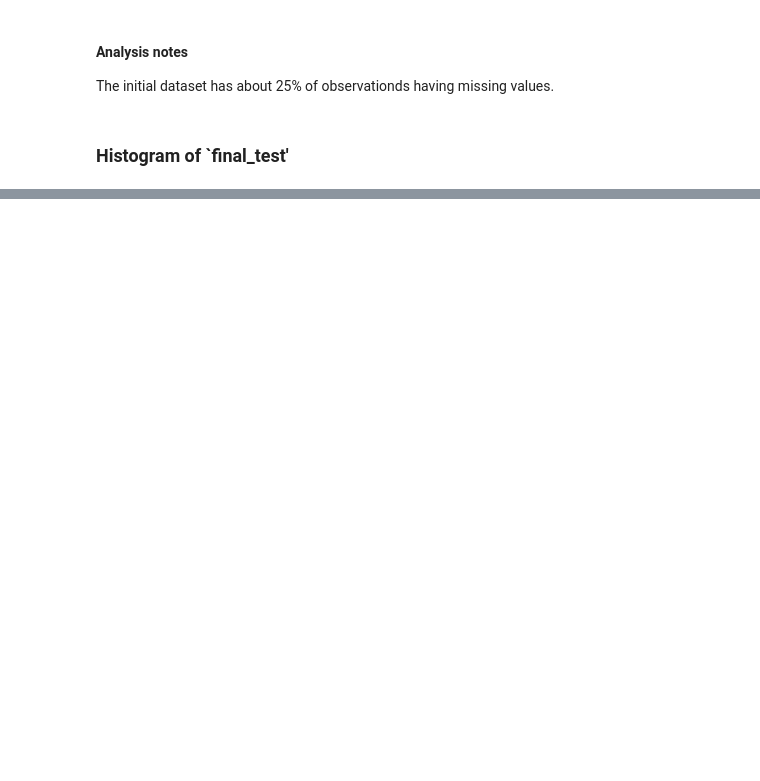
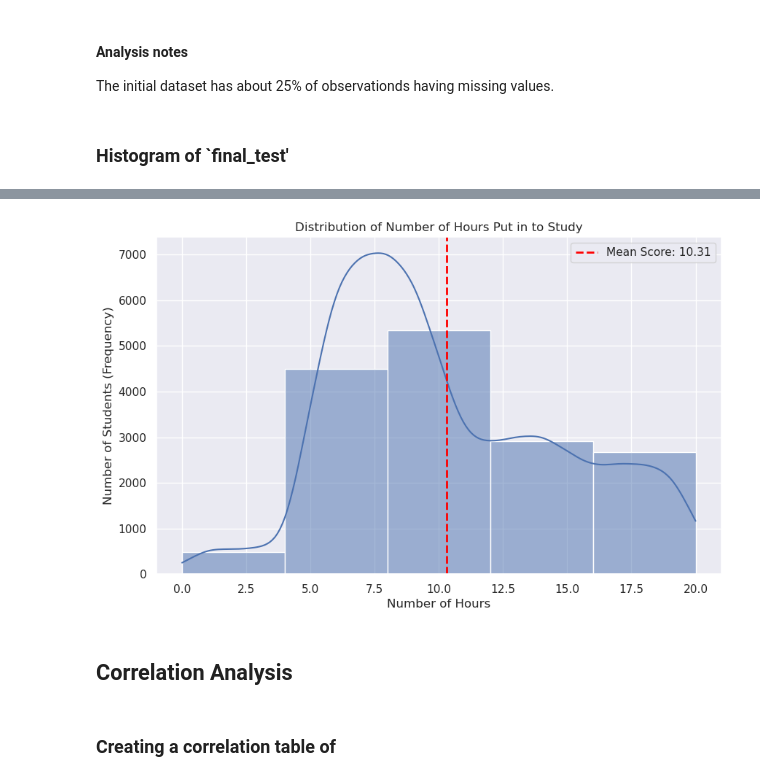
Before and after one commit to dingaroo/aiap_foundation_self_practice, a Jupyter notebook: eda.ipynb, the cells around one changed output, grey strips where cells are left out. Saved outputs shown, nothing was run; the diff lists cells and outputs as text; code cells hidden in the pictures; blank space fills up the shorter version.

Commit message:
More analysis of the dataset

```diff
--- a/eda.ipynb
+++ b/eda.ipynb
@@ -522,0 +768,33 @@ plt.show()
+# %%
+# Set a visually appealing style for the plot
+sns.set_theme(style="darkgrid")
+
+# Create a figure and axes for the plot. This allows for size adjustments.
+plt.figure(figsize=(10, 6))
+
+# Generate the histogram using seaborn's histplot
+# 'kde=True' adds a smooth line to estimate the distribution's shape
+ax = sns.histplot(data=df, x='hours_per_week', bins=5, kde=True)  ## color='skyblue')
+
+# --- 3. Customizing the Plot ---
+
+# Add a title and labels for clarity and professionalism
+ax.set_title('Distribution of Number of Hours Put in to Study') ## , fontsize=18, pad=20)
+ax.set_xlabel('Number of Hours')  ##, fontsize=14)
+ax.set_ylabel('Number of Students (Frequency)') ##, fontsize=14)
+
+# You can even add a vertical line for the mean score
+mean_score = df['hours_per_week'].mean()
+ax.axvline(mean_score, color='red', linestyle='--', linewidth=2, label=f'Mean Score: {mean_score:.2f}')
+ax.legend() # Display the label for the mean line
+
+plt.savefig(PLOT_PATH + 'histogram_hrs_per_week.png')
+
+# Display the final plot
+plt.show()
+# %% [output]
+[figure, added]
+# %% [markdown]
+## Correlation Analysis
+# %% [markdown]
+### Creating a correlation table of
```
Also changed, not shown: parts of 25 cells of this notebook, 11 other files.
